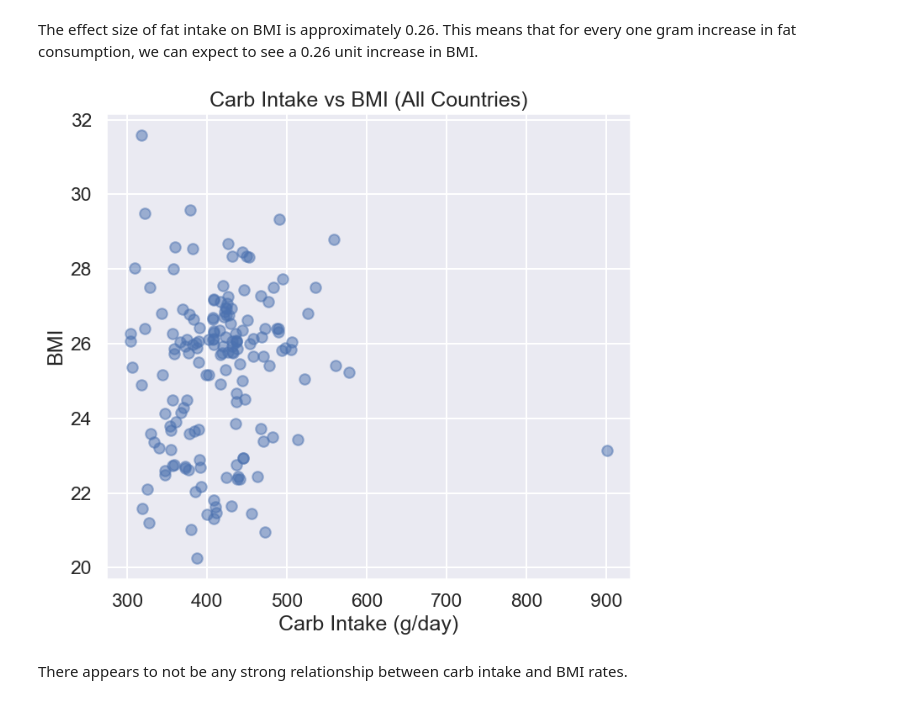
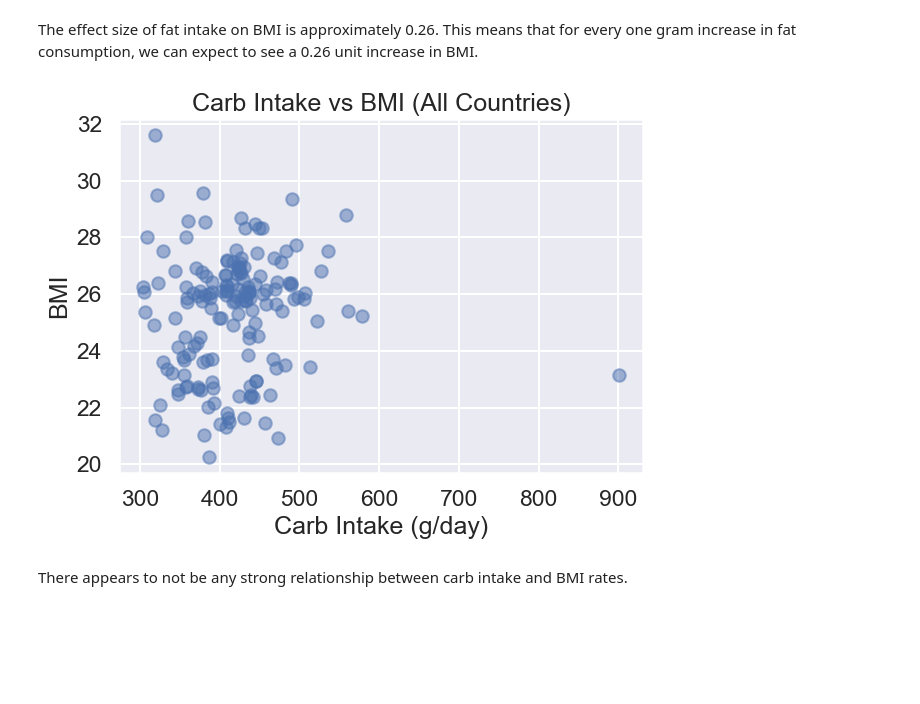
Before and after one commit to COGS108/Group074_WI24, a Jupyter notebook: EDACheckpoint_Group074_WI24.ipynb, the cells around one changed output. Drawn from its saved outputs; the diff is of its cells as text; code cells hidden in the pictures; blank space fills up the shorter version.

```diff
--- a/EDACheckpoint_Group074_WI24.ipynb
+++ b/EDACheckpoint_Group074_WI24.ipynb
@@ -1016,19 +960,18 @@ dtype: float64
 The effect size of fat intake on BMI is approximately 0.26. This means that for every one gram increase in fat consumption, we can expect to see a 0.26 unit increase in BMI.
 # %%
 # Carb vs BMI
-plt.figure(figsize=(14, 7))
+plt.figure(figsize=(12, 5))
 
 plt.subplot(1, 2, 1)
 plt.scatter(avg_df_pivot['Carbs (g/day)'], avg_df_pivot['BMI'], alpha=0.5)
 plt.title('Carb Intake vs BMI (All Countries)')
 plt.xlabel('Carb Intake (g/day)')
 plt.ylabel('BMI')
 
-
 plt.tight_layout()
 plt.show()
 # %% [output]
-[figure, old version]
+[figure, new version]
 # %% [markdown]
 There appears to not be any strong relationship between carb intake and BMI rates.
 # %%
```
Also changed, not shown: parts of 34 cells of this notebook, 1 other file.
